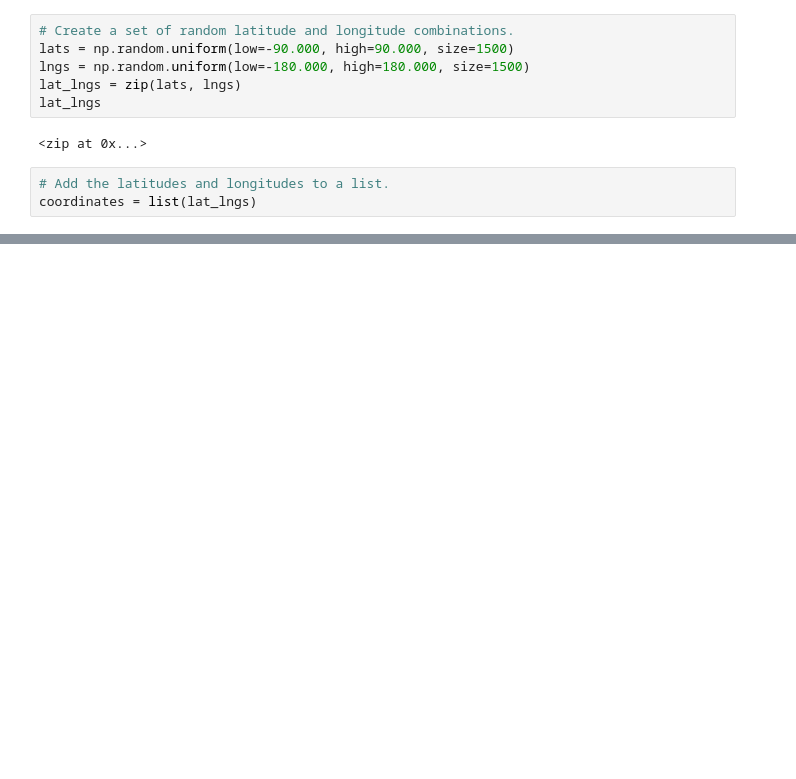
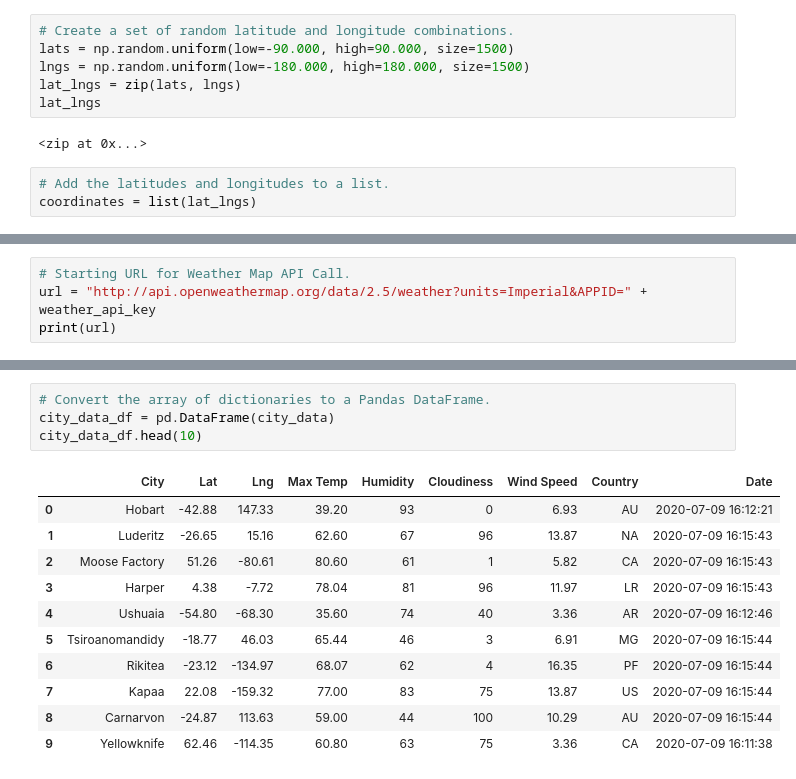
Before and after one commit to ndxn/World_Weather_Analysis, a Jupyter notebook: WeatherPy.ipynb, the cells around one changed output, grey strips where cells are left out. Drawn from its saved outputs; the diff is of its cells as text; blank space fills up the shorter version.

Commit message:
Update to Weather Analysis Code

```diff
--- a/WeatherPy.ipynb
+++ b/WeatherPy.ipynb
@@ -51,0 +57,4 @@ len(cities)
+# %%
+# Starting URL for Weather Map API Call.
+url = "http://api.openweathermap.org/data/2.5/weather?units=Imperial&APPID=" + weather_api_key
+print(url)
@@ -51,0 +141,16 @@ len(cities)
+# %%
+# Convert the array of dictionaries to a Pandas DataFrame.
+city_data_df = pd.DataFrame(city_data)
+city_data_df.head(10)
+# %% [output]
+|  | City | Lat | Lng | Max Temp | Humidity | Cloudiness | Wind Speed | Country | Date |
+| 0 | Hobart | -42.88 | 147.33 | 39.20 | 93 | 0 | 6.93 | AU | 2020-07-09 16:12:21 |
+| 1 | Luderitz | -26.65 | 15.16 | 62.60 | 67 | 96 | 13.87 | NA | 2020-07-09 16:15:43 |
+| 2 | Moose Factory | 51.26 | -80.61 | 80.60 | 61 | 1 | 5.82 | CA | 2020-07-09 16:15:43 |
+| 3 | Harper | 4.38 | -7.72 | 78.04 | 81 | 96 | 11.97 | LR | 2020-07-09 16:15:43 |
+| 4 | Ushuaia | -54.80 | -68.30 | 35.60 | 74 | 40 | 3.36 | AR | 2020-07-09 16:12:46 |
+| 5 | Tsiroanomandidy | -18.77 | 46.03 | 65.44 | 46 | 3 | 6.91 | MG | 2020-07-09 16:15:44 |
+| 6 | Rikitea | -23.12 | -134.97 | 68.07 | 62 | 4 | 16.35 | PF | 2020-07-09 16:15:44 |
+| 7 | Kapaa | 22.08 | -159.32 | 77.00 | 83 | 75 | 13.87 | US | 2020-07-09 16:15:44 |
+| 8 | Carnarvon | -24.87 | 113.63 | 59.00 | 44 | 100 | 10.29 | AU | 2020-07-09 16:15:44 |
+| 9 | Yellowknife | 62.46 | -114.35 | 60.80 | 63 | 75 | 3.36 | CA | 2020-07-09 16:11:38 |
```
Also changed, not shown: parts of 8 cells of this notebook, 3 other files.
